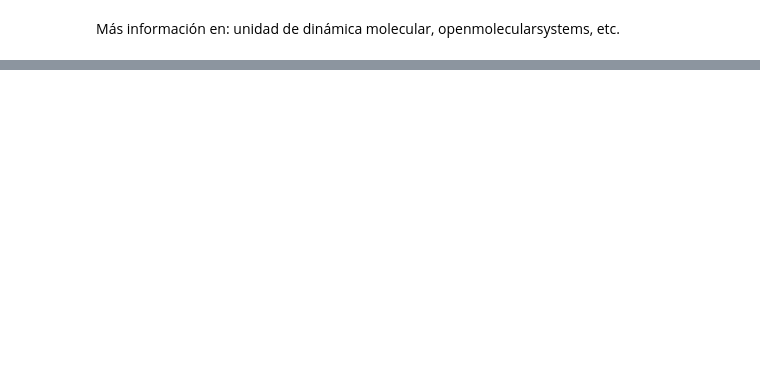
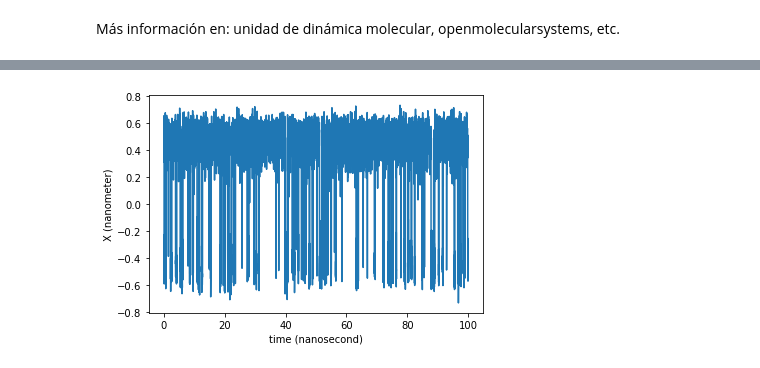
Before and after one commit to uibcdf/Academia, a Jupyter notebook: academia/Diseño_racional_de_moleculas/Doble_pozo/Doble_pozo.ipynb, the cells around one changed output, grey strips where cells are left out. Saved outputs shown, nothing was run; the diff lists cells and outputs as text; code cells hidden in the pictures; blank space fills up the shorter version.

```diff
--- a/academia/Diseño_racional_de_moleculas/Doble_pozo/Doble_pozo.ipynb
+++ b/academia/Diseño_racional_de_moleculas/Doble_pozo/Doble_pozo.ipynb
@@ -26,0 +53,18 @@ b=1.0 * unit.kilocalories_per_mole # vertical shift of basins (approx.)
+# %%
+initial_positions = np.zeros([1,3]) * unit.nanometers
+initial_positions[0,0] = 0.51 * unit.nanometers
+# %%
+reporter = oms.tools.md.langevin_NVT(osystem, time=100*unit.nanoseconds,
+                                     saving_timestep=10.0*unit.picoseconds,
+                                     integration_timestep=0.1*unit.picoseconds,
+                                     temperature=300.0*unit.kelvin,
+                                     friction=1.0/unit.picoseconds,
+                                     initial_coordinates=initial_positions,
+                                     platform_name='CUDA')
+# %%
+plt.plot(reporter['time'].in_units_of(unit.nanoseconds), reporter['coordinates'][:,0,0])
+plt.ylabel('X ({})'.format(reporter['coordinates'].unit))
+plt.xlabel('time ({})'.format(unit.nanoseconds))
+plt.show()
+# %% [output]
+[figure, added]
```
Also changed, not shown: parts of 25 cells of this notebook.
